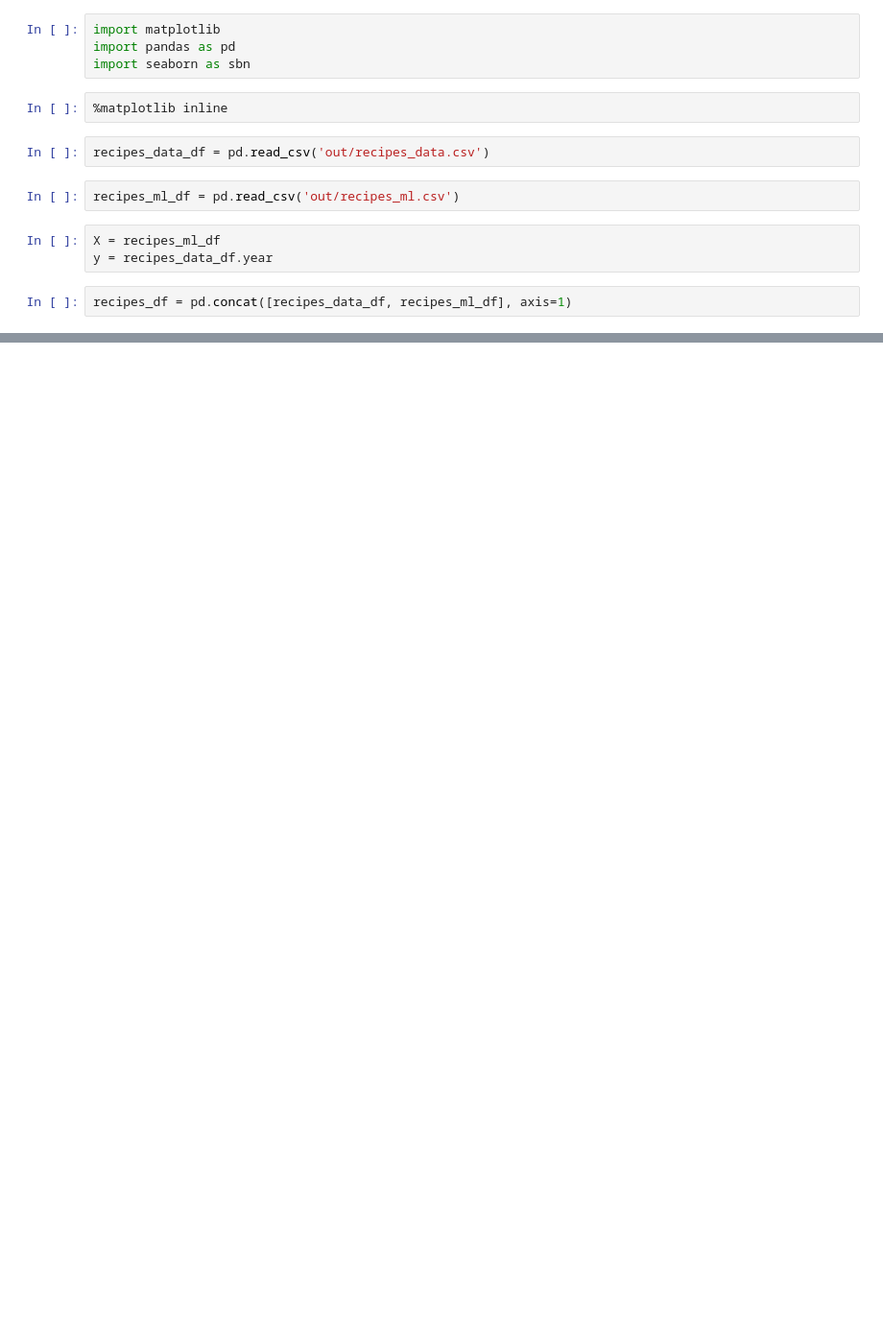
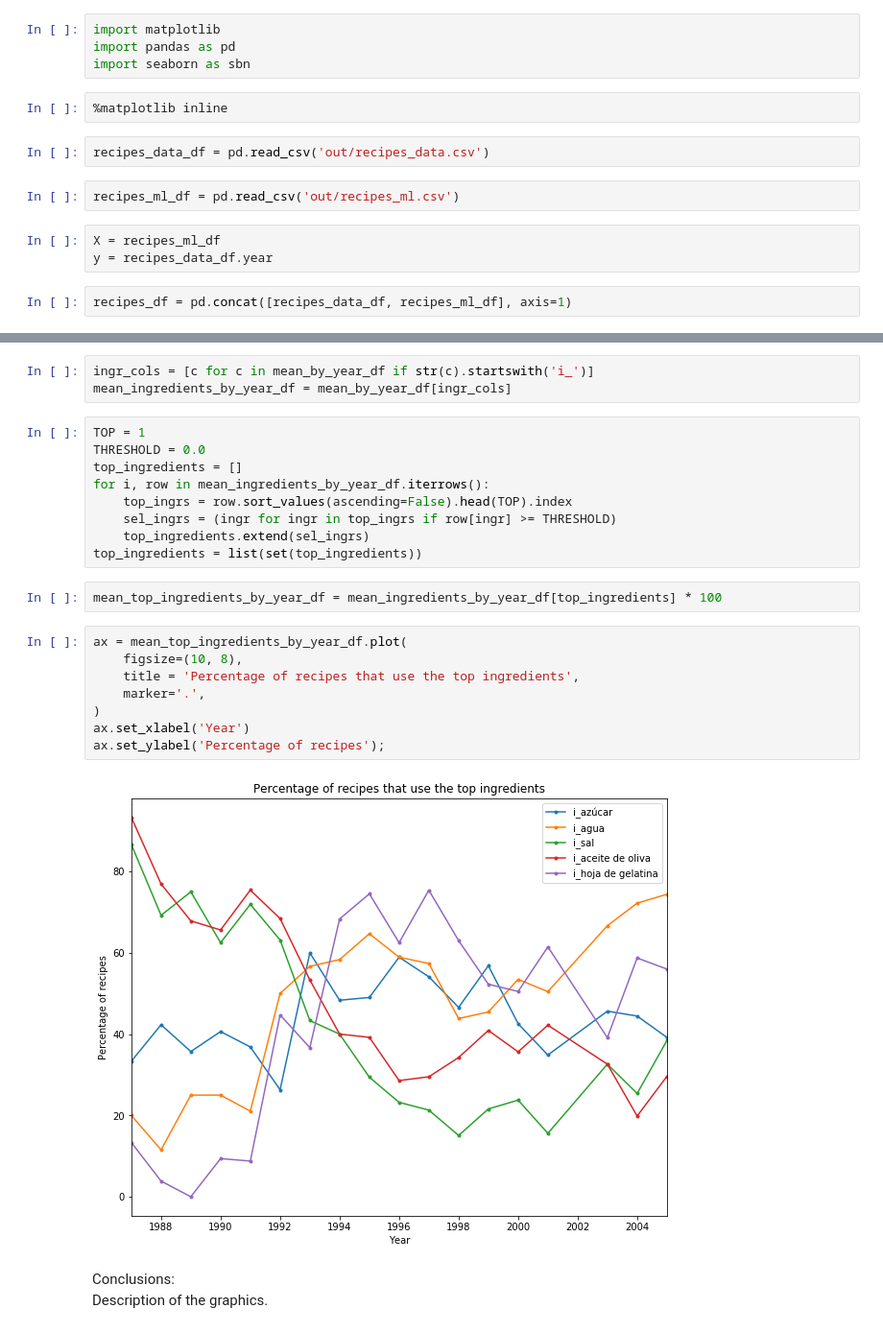
Before and after one commit to mavillard/paper1, a Jupyter notebook: 12_elbulli_visualizations_1.ipynb, the cells around one changed output, grey strips where cells are left out. Shown at 96% size. Drawn from its saved outputs; the diff is of its cells as text; blank space fills up the shorter version.

```diff
--- a/12_elbulli_visualizations_1.ipynb
+++ b/12_elbulli_visualizations_1.ipynb
@@ -205,0 +34,27 @@ ImportError: No module named 'matplotlib'
+# %%
+ingr_cols = [c for c in mean_by_year_df if str(c).startswith('i_')]
+mean_ingredients_by_year_df = mean_by_year_df[ingr_cols]
+# %%
+TOP = 1
+THRESHOLD = 0.0
+top_ingredients = []
+for i, row in mean_ingredients_by_year_df.iterrows():
+    top_ingrs = row.sort_values(ascending=False).head(TOP).index
+    sel_ingrs = (ingr for ingr in top_ingrs if row[ingr] >= THRESHOLD)
+    top_ingredients.extend(sel_ingrs)
+top_ingredients = list(set(top_ingredients))
+# %%
+mean_top_ingredients_by_year_df = mean_ingredients_by_year_df[top_ingredients] * 100
+# %%
+ax = mean_top_ingredients_by_year_df.plot(
+    figsize=(10, 8),
+    title = 'Percentage of recipes that use the top ingredients',
+    marker='.',
+)
+ax.set_xlabel('Year')
+ax.set_ylabel('Percentage of recipes');
+# %% [output]
+[figure, added]
+# %% [markdown]
+Conclusions:<br>
+Description of the graphics.
```
Also changed, not shown: parts of 37 cells of this notebook, 1 other file.
